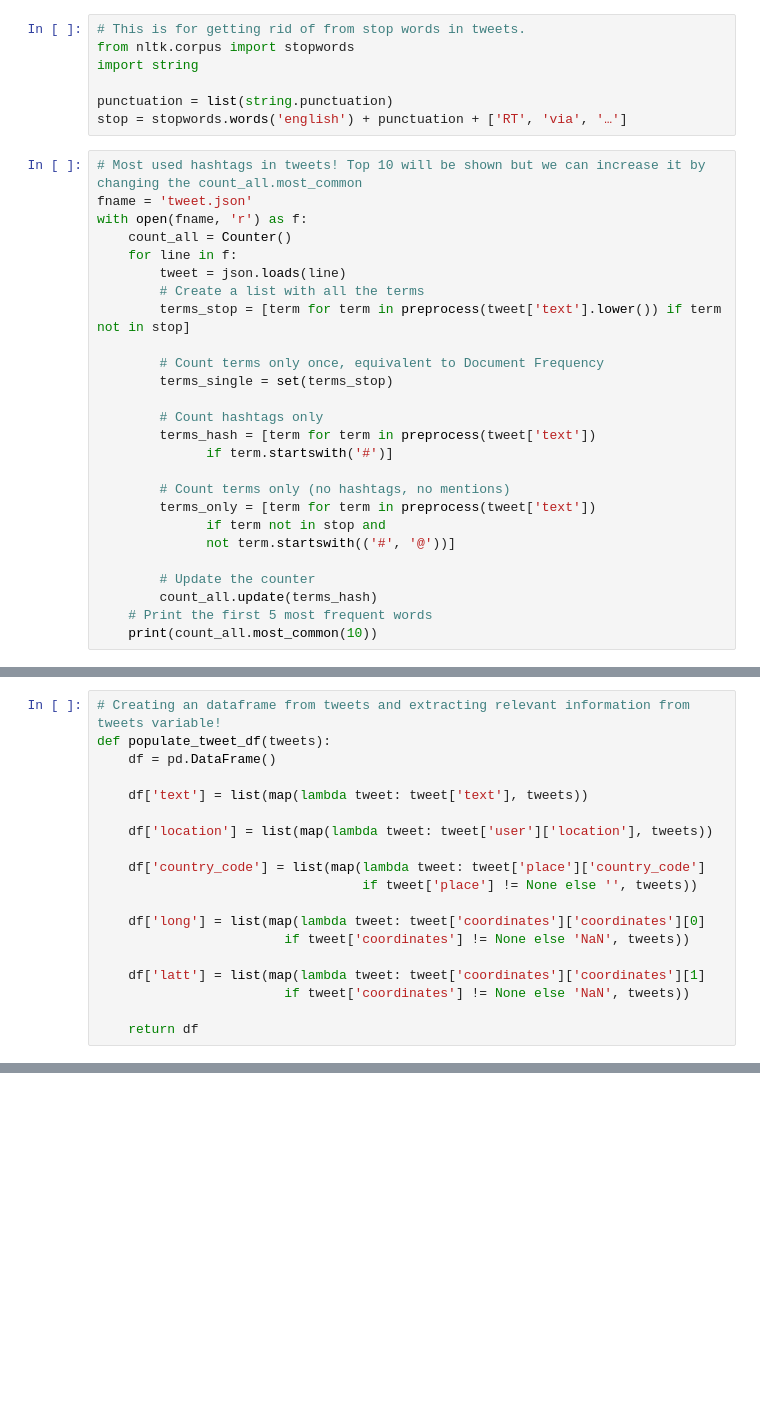
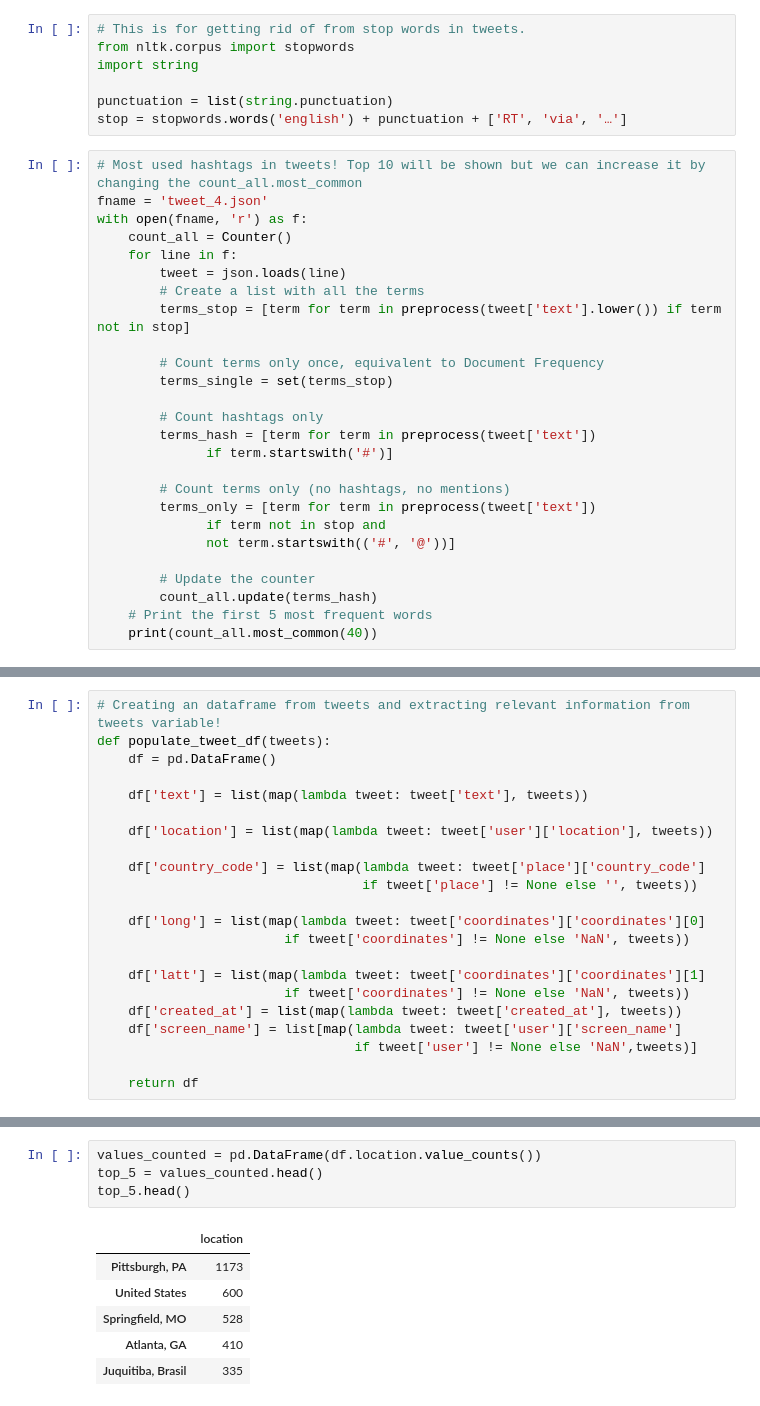
Before and after one commit to borgausifo/twitter_data_mining, a Jupyter notebook: tweet_jupyter_notebook.ipynb, the cells around one changed output, grey strips where cells are left out. Saved outputs shown, nothing was run; the diff lists cells and outputs as text; blank space fills up the shorter version.

```diff
--- a/tweet_jupyter_notebook.ipynb
+++ b/tweet_jupyter_notebook.ipynb
@@ -54,7 +61,7 @@ punctuation = list(string.punctuation)
 stop = stopwords.words('english') + punctuation + ['RT', 'via', '…']
 # %%
 # Most used hashtags in tweets! Top 10 will be shown but we can increase it by changing the count_all.most_common
-fname = 'tweet.json'
+fname = 'tweet_4.json'
 with open(fname, 'r') as f:
     count_all = Counter()
     for line in f:
@@ -77,5 +84,5 @@ with open(fname, 'r') as f:
         # Update the counter
         count_all.update(terms_hash)
     # Print the first 5 most frequent words
-    print(count_all.most_common(10))
+    print(count_all.most_common(40))
 # %% [output]
@@ -149,6 +158,9 @@ def populate_tweet_df(tweets):
 
     df['latt'] = list(map(lambda tweet: tweet['coordinates']['coordinates'][1]
                         if tweet['coordinates'] != None else 'NaN', tweets))
+    df['created_at'] = list(map(lambda tweet: tweet['created_at'], tweets))
+    df['screen_name'] = list[map(lambda tweet: tweet['user']['screen_name']
+                                 if tweet['user'] != None else 'NaN',tweets)]
 
     return df
 # %%
@@ -163,0 +231,11 @@ df.
+# %%
+values_counted = pd.DataFrame(df.location.value_counts())
+top_5 = values_counted.head()
+top_5.head()
+# %% [output]
+|  | location |
+| Pittsburgh, PA | 1173 |
+| United States | 600 |
+| Springfield, MO | 528 |
+| Atlanta, GA | 410 |
+| Juquitiba, Brasil | 335 |
```
Also changed, not shown: parts of 15 cells of this notebook.
